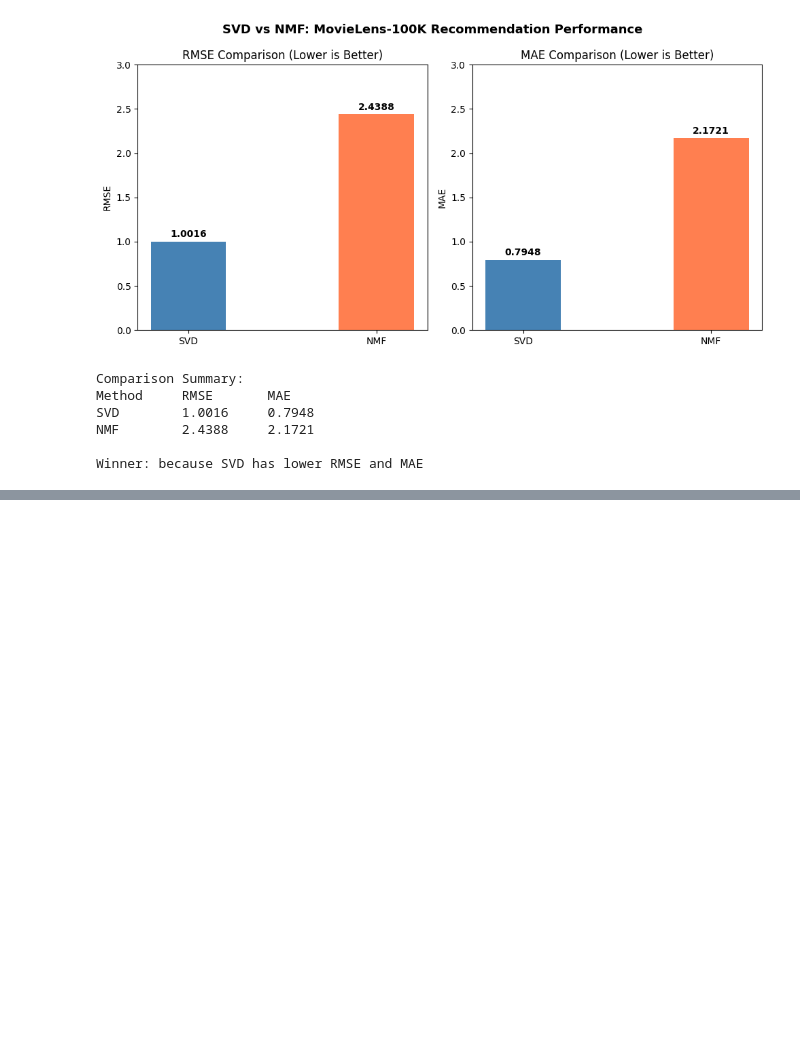
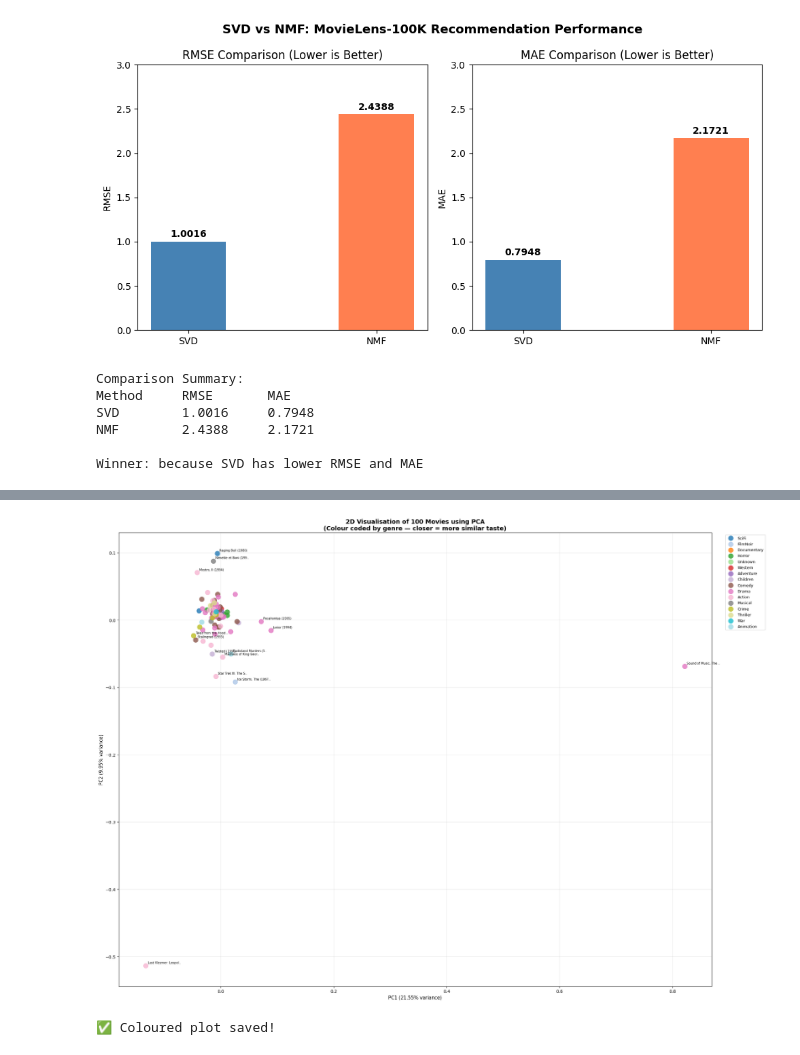
Before and after one commit to olivia-m96/comp8535-MovieRecommendation, a Jupyter notebook: comp8535.ipynb, the cells around one changed output, grey strips where cells are left out. Saved outputs shown, nothing was run; the diff lists cells and outputs as text; code cells hidden in the pictures; blank space fills up the shorter version.

```diff
--- a/comp8535.ipynb
+++ b/comp8535.ipynb
@@ -363,0 +475,51 @@ Winner: because SVD has lower RMSE and MAE
+# %%
+import matplotlib.pyplot as plt
+import matplotlib.cm as cm
+import numpy as np
+
+# --- Colour map for genres ---
+unique_genres = list(set(sampled_genres))
+colors = cm.tab20(np.linspace(0, 1, len(unique_genres)))
+genre_color_map = dict(zip(unique_genres, colors))
+
+# --- Plot with better spacing ---
+fig, ax = plt.subplots(figsize=(22, 16))
+
+# Plot each genre separately for legend
+for genre in unique_genres:
+    indices = [i for i, g in enumerate(sampled_genres) if g == genre]
+    ax.scatter(movie_2d[indices, 0], movie_2d[indices, 1],
+               label=genre,
+               alpha=0.8,
+               s=120,
+               color=genre_color_map[genre])
+
+# Add labels only for outlier movies (far from centre)
+centre_x = np.mean(movie_2d[:, 0])
+centre_y = np.mean(movie_2d[:, 1])
+
+for i, title in enumerate(sample_titles):
+    dist = np.sqrt((movie_2d[i,0]-centre_x)**2 + (movie_2d[i,1]-centre_y)**2)
+    short_title = title[:20] + '..' if len(title) > 20 else title
+    # Only label movies that are reasonably spread out
+    if dist > 0.05:
+        ax.annotate(short_title,
+                    (movie_2d[i, 0], movie_2d[i, 1]),
+                    fontsize=7,
+                    xytext=(5, 5),
+                    textcoords='offset points')
+
+ax.set_title('2D Visualisation of 100 Movies using PCA\n(Colour coded by genre — closer = more similar taste)',
+             fontsize=14, fontweight='bold')
+ax.set_xlabel(f'PC1 ({pca.explained_variance_ratio_[0]:.2%} variance)', fontsize=11)
+ax.set_ylabel(f'PC2 ({pca.explained_variance_ratio_[1]:.2%} variance)', fontsize=11)
+ax.legend(bbox_to_anchor=(1.02, 1), loc='upper left', fontsize=9)
+ax.grid(True, alpha=0.3)
+
+plt.tight_layout()
+plt.savefig('movie_visualisation_pca_coloured.png', dpi=150, bbox_inches='tight')
+plt.show()
+print("Coloured plot saved!")
+# %% [output]
+[figure, added]
+✅ Coloured plot saved!
```
Also changed, not shown: parts of 7 cells of this notebook.
